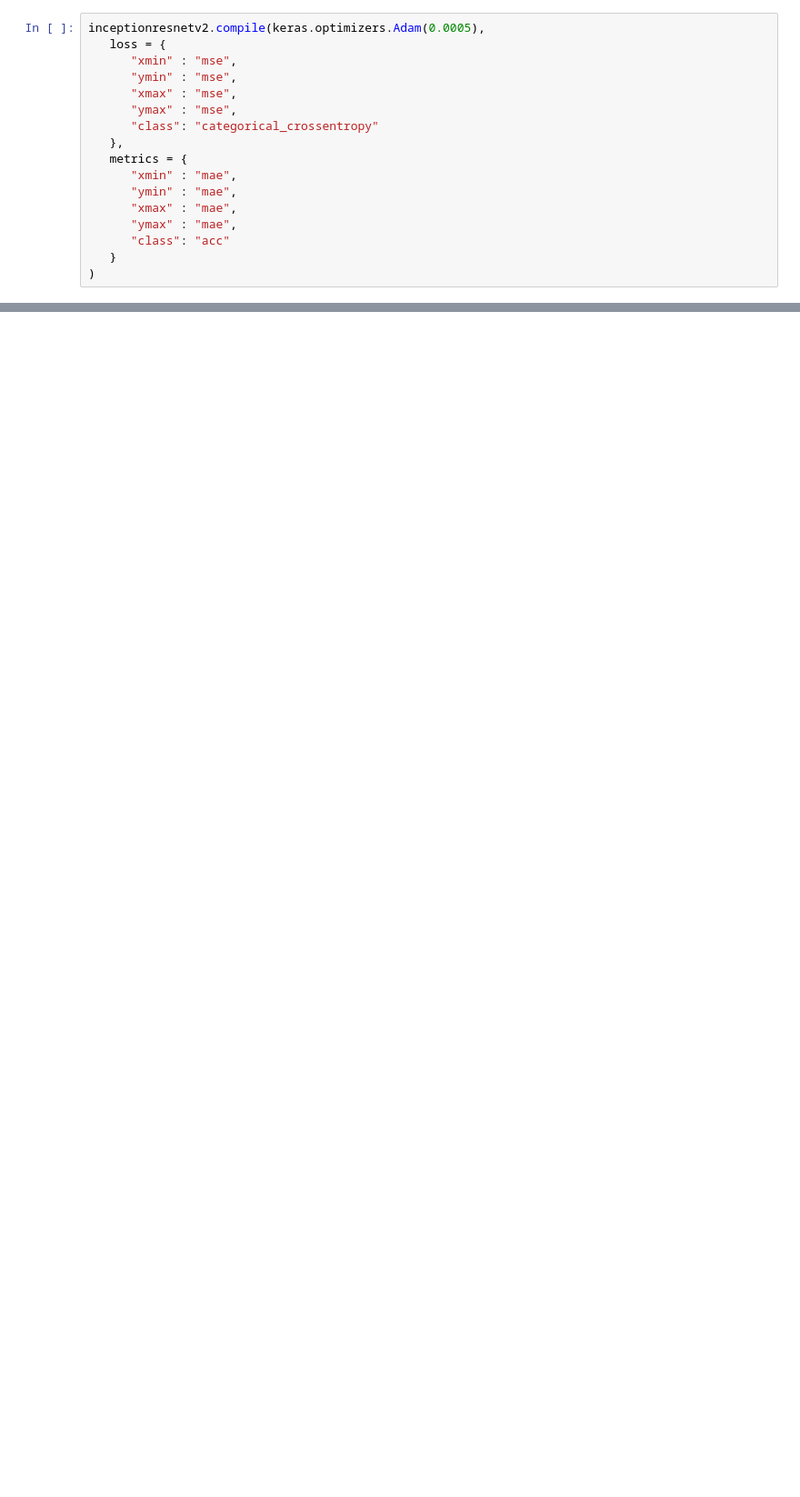
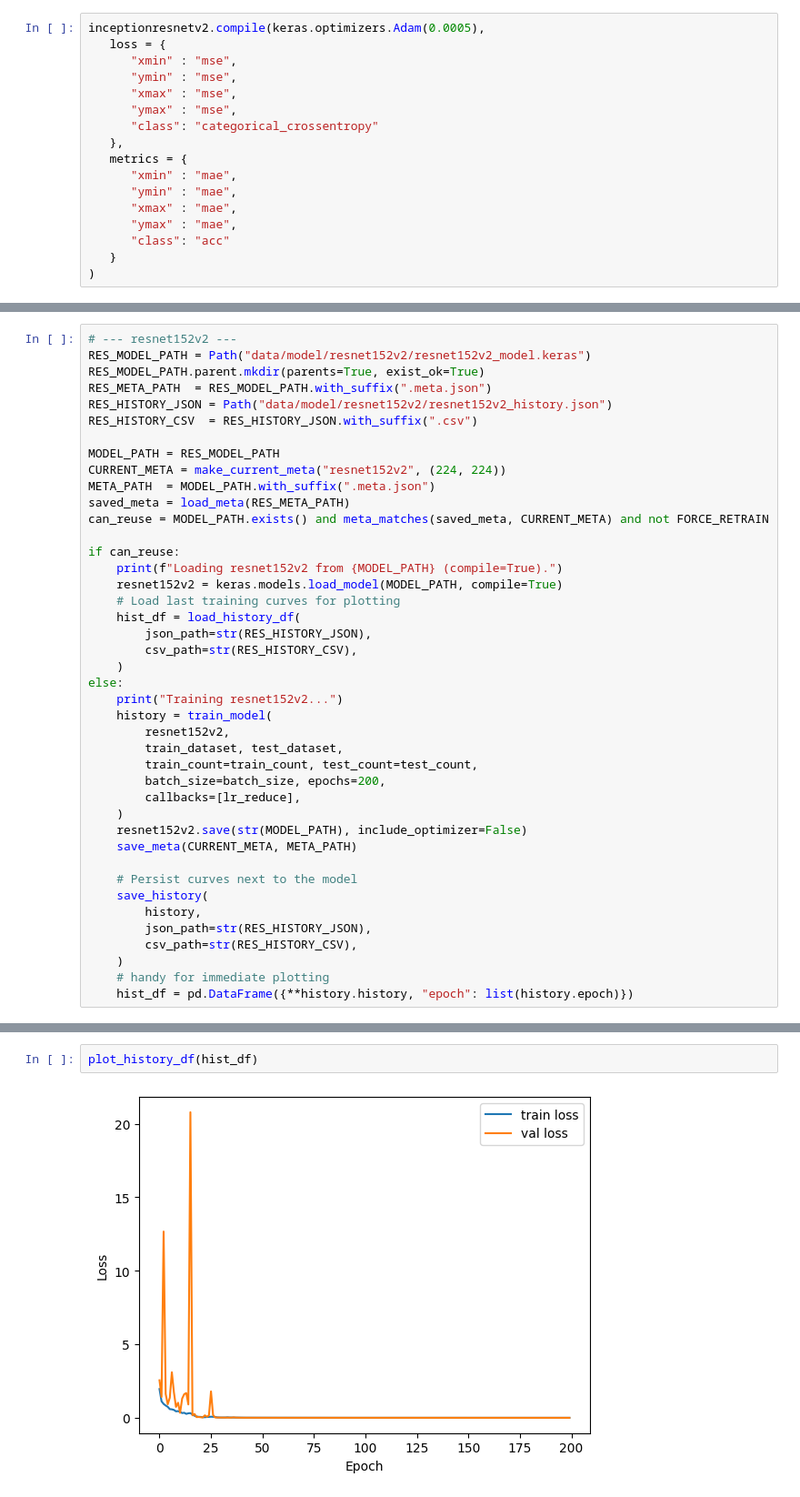
Before and after one commit to mstarkie/gc10-defect-classifier, a Jupyter notebook: notebooks/GC10_Defect_Classifier_Starter_Notebook.ipynb, the cells around one changed output, grey strips where cells are left out. Shown at 91% size. Cells and saved outputs as stored; diff of their text form; blank space fills up the shorter version.

```diff
--- a/notebooks/GC10_Defect_Classifier_Starter_Notebook.ipynb
+++ b/notebooks/GC10_Defect_Classifier_Starter_Notebook.ipynb
@@ -1127,0 +1768,42 @@ confusion_matrix(true_labels, test_labels, labels = target_names)
+# %%
+# --- resnet152v2 ---
+RES_MODEL_PATH = Path("data/model/resnet152v2/resnet152v2_model.keras")
+RES_MODEL_PATH.parent.mkdir(parents=True, exist_ok=True)
+RES_META_PATH  = RES_MODEL_PATH.with_suffix(".meta.json")
+RES_HISTORY_JSON = Path("data/model/resnet152v2/resnet152v2_history.json")
+RES_HISTORY_CSV  = RES_HISTORY_JSON.with_suffix(".csv")
+
+MODEL_PATH = RES_MODEL_PATH
+CURRENT_META = make_current_meta("resnet152v2", (224, 224))
+META_PATH  = MODEL_PATH.with_suffix(".meta.json")
+saved_meta = load_meta(RES_META_PATH)
+can_reuse = MODEL_PATH.exists() and meta_matches(saved_meta, CURRENT_META) and not FORCE_RETRAIN
+
+if can_reuse:
+    print(f"Loading resnet152v2 from {MODEL_PATH} (compile=True).")
+    resnet152v2 = keras.models.load_model(MODEL_PATH, compile=True)
+    # Load last training curves for plotting
+    hist_df = load_history_df(
+        json_path=str(RES_HISTORY_JSON),
+        csv_path=str(RES_HISTORY_CSV),
+    )
+else:
+    print("Training resnet152v2...")
+    history = train_model(
+        resnet152v2,
+        train_dataset, test_dataset,
+        train_count=train_count, test_count=test_count,
+        batch_size=batch_size, epochs=200,
+        callbacks=[lr_reduce],
+    )
+    resnet152v2.save(str(MODEL_PATH), include_optimizer=False)
+    save_meta(CURRENT_META, META_PATH)
+
+    # Persist curves next to the model
+    save_history(
+        history,
+        json_path=str(RES_HISTORY_JSON),
+        csv_path=str(RES_HISTORY_CSV),
+    )
+    # handy for immediate plotting
+    hist_df = pd.DataFrame({**history.history, "epoch": list(history.epoch)})
@@ -1127,0 +1828,4 @@ confusion_matrix(true_labels, test_labels, labels = target_names)
+# %%
+plot_history_df(hist_df)
+# %% [output]
+[figure, added]
```
Also changed, not shown: parts of 82 cells of this notebook, 4 other files.
